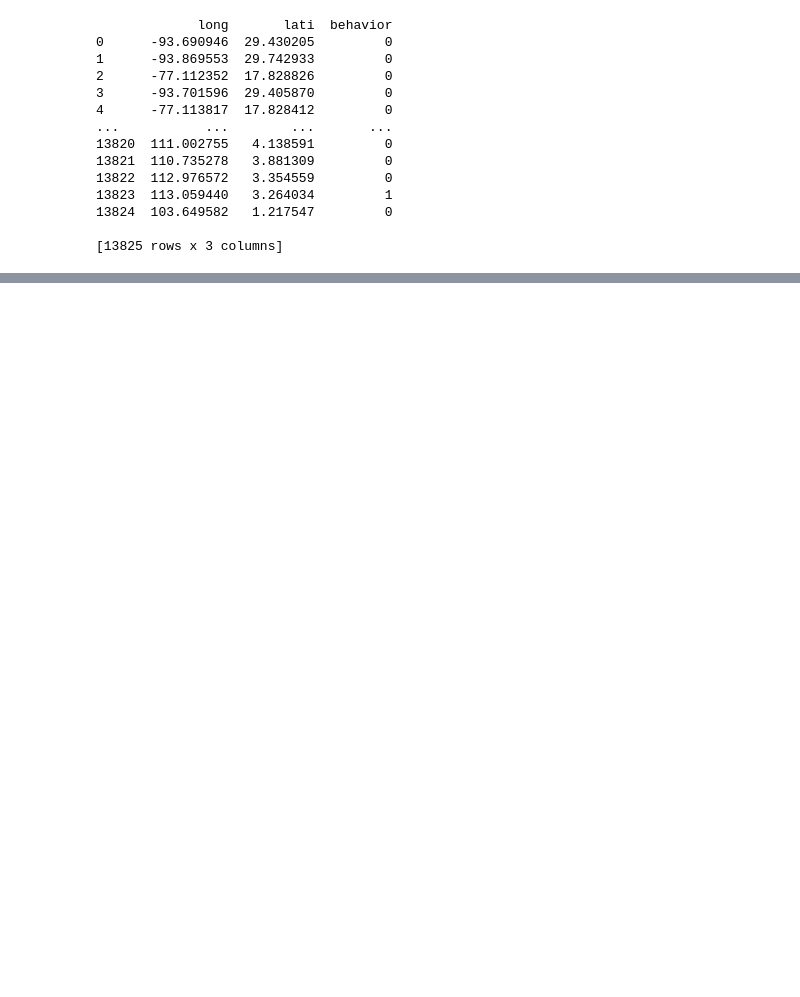
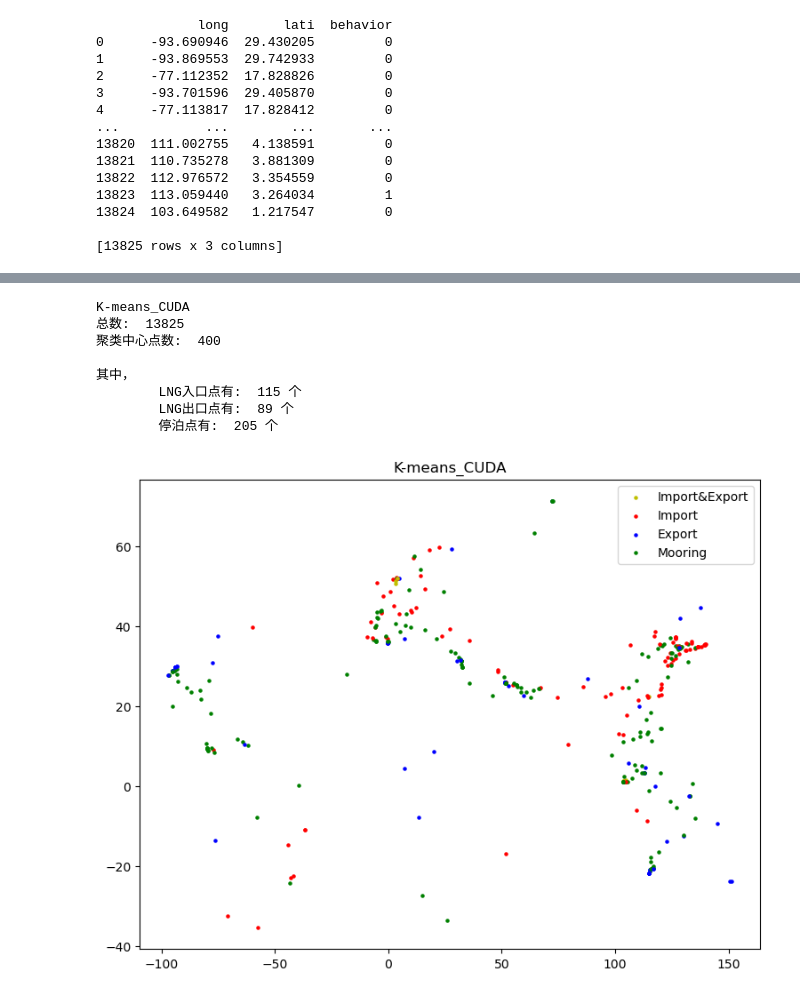
Before and after one commit to Looong01/LNG-Site-Clustering-Experiment, a Jupyter notebook: Run.ipynb, the cells around one changed output, grey strips where cells are left out. Cells and saved outputs as stored; diff of their text form; code cells hidden in the pictures; blank space fills up the shorter version.

```diff
--- a/Run.ipynb
+++ b/Run.ipynb
@@ -81,2 +85,25 @@ K-means++
+# %%
+#使用K-means算法在GPU上聚合数据
+clustering_kmeans_cuda = KMEANS_CUDA(n_clusters=400).fit(coord)
+dic = results_process(clustering_kmeans_cuda, data, "K-means_CUDA", filename="lng_results_list(K-means_CUDA).json")
+
+print("K-means_CUDA")
+print("总数: ", len(clustering_kmeans_cuda.labels_))
+print("聚类中心点数: ", len(clustering_kmeans_cuda.cluster_centers_))
+print()
+print("其中，")
+print("\tLNG入口点有: ", len(dic["import"]), "个")
+print("\tLNG出口点有: ", len(dic["export"]), "个")
+print("\t停泊点有: ", len(dic["mooring"]), "个")
+# %% [output]
+K-means_CUDA
+总数:  13825
+聚类中心点数:  400
+
+其中，
+        LNG入口点有:  115 个
+        LNG出口点有:  89 个
+        停泊点有:  205 个
+[figure, added]
 # %%
 #使用DBSCAN算法聚合数据
```
Also changed, not shown: parts of 7 cells of this notebook, 16 other files.
